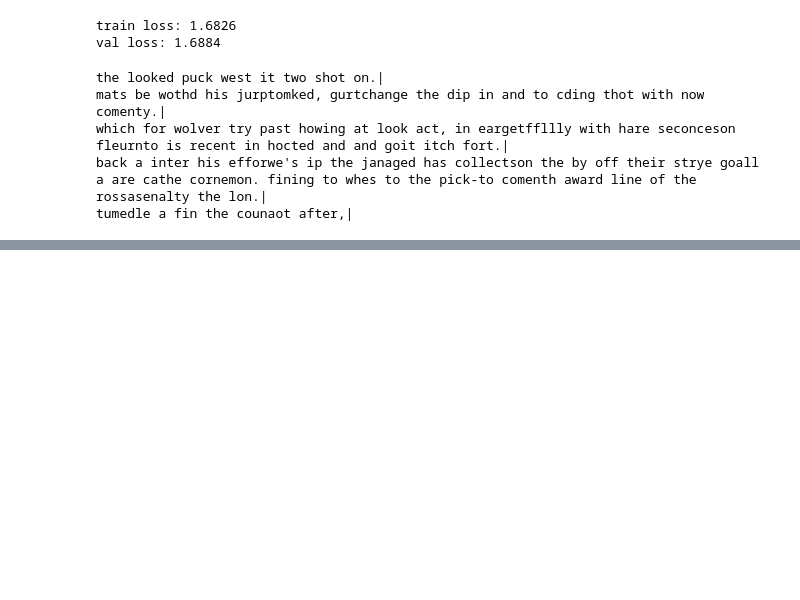
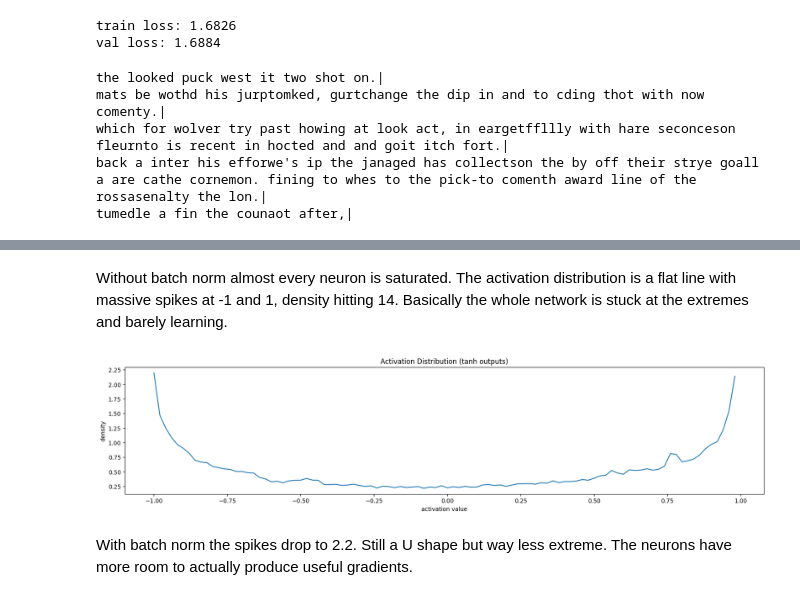
Before and after one commit to derrickrajkumar10/Football-Commentary-Generator, a Jupyter notebook: 03_batchnorm.ipynb, the cells around one changed output, grey strips where cells are left out. Cells and saved outputs as stored; diff of their text form; code cells hidden in the pictures; blank space fills up the shorter version.

```diff
--- a/03_batchnorm.ipynb
+++ b/03_batchnorm.ipynb
@@ -304,0 +314,16 @@ tumedle a fin the counaot after,|
+# %% [markdown]
+Without batch norm almost every neuron is saturated. The activation distribution is a flat line with massive spikes at -1 and 1, density hitting 14. Basically the whole network is stuck at the extremes and barely learning.
+# %%
+plt.figure(figsize=(20, 4))
+legends = []
+h_preact_check = torch.tanh(bngain * ((C[Xtr[:1000]].view(-1, 30) @ W1 + b1) - bnmean_running) / bnstd_running + bnbias)
+hy, hx = torch.histogram(h_preact_check, density=True)
+plt.plot(hx[:-1].detach(), hy.detach())
+plt.title('Activation Distribution (tanh outputs)')
+plt.xlabel('activation value')
+plt.ylabel('density')
+plt.show()
+# %% [output]
+[figure, added]
+# %% [markdown]
+With batch norm the spikes drop to 2.2. Still a U shape but way less extreme. The neurons have more room to actually produce useful gradients.
```
Also changed, not shown: parts of 1 cell of this notebook.
